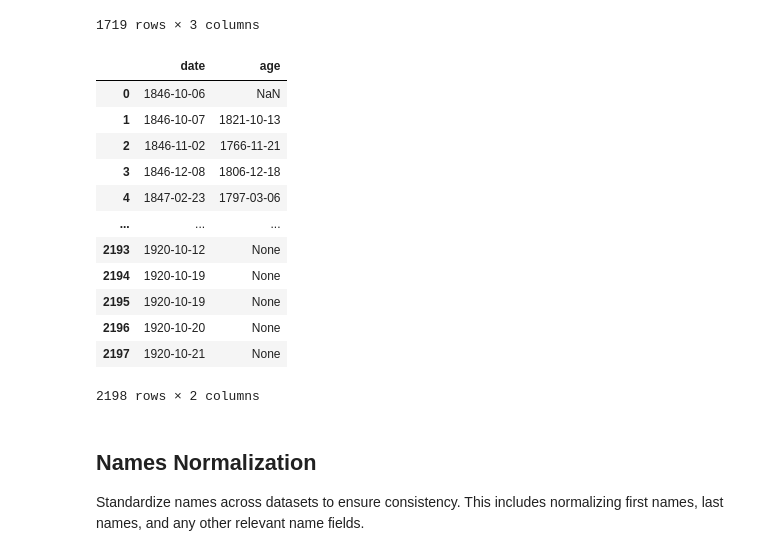
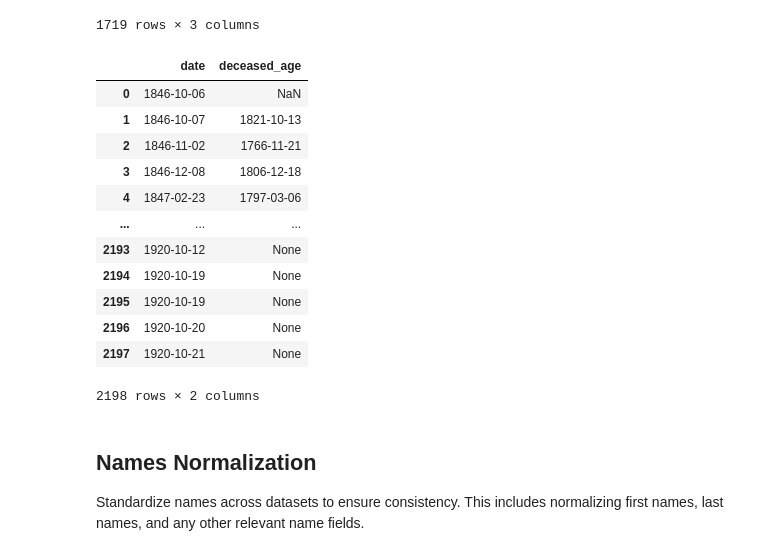
Before and after one commit to UCSB-AMPLab/sondondo, a Jupyter notebook: project_code/dataCleaning.ipynb, the cells around one changed output. Saved outputs shown, nothing was run; the diff lists cells and outputs as text; code cells hidden in the pictures.

```diff
--- a/project_code/dataCleaning.ipynb
+++ b/project_code/dataCleaning.ipynb
@@ -255,10 +255,10 @@ MATRIMONIOS_HARMONIZED[['date', 'groom_age', 'bride_age']]
 | 1718 | 1908-03-17 | 1880-03-23 | 1879-03-24 |
 1719 rows × 3 columns
 # %%
-ENTIERROS_HARMONIZED['age'] = AgeInferrer(ENTIERROS_HARMONIZED['date']).infer_all(ENTIERROS_HARMONIZED['age'])
-ENTIERROS_HARMONIZED[['date', 'age']]
+ENTIERROS_HARMONIZED['deceased_age'] = AgeInferrer(ENTIERROS_HARMONIZED['date']).infer_all(ENTIERROS_HARMONIZED['deceased_age'])
+ENTIERROS_HARMONIZED[['date', 'deceased_age']]
 # %% [output]
-|  | date | age |
+|  | date | deceased_age |
 | 0 | 1846-10-06 | NaN |
 | 1 | 1846-10-07 | 1821-10-13 |
 | 2 | 1846-11-02 | 1766-11-21 |
```
Also changed, not shown: parts of 7 cells of this notebook, 2 other files.
